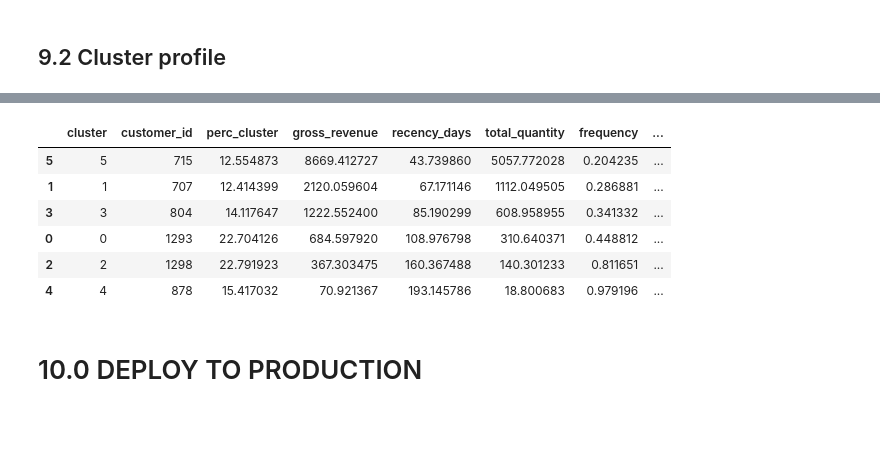
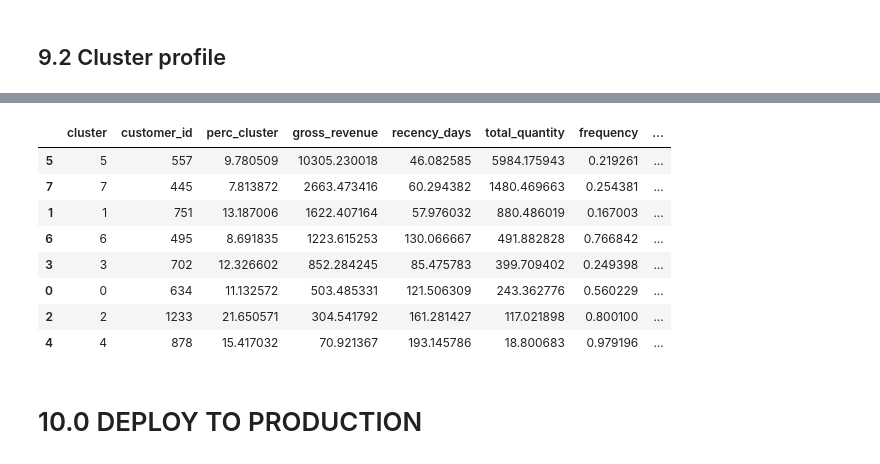
Before and after one commit to diegodinizf/insiders_clustering, a Jupyter notebook: notebooks/insiders_clustering_ciclo07_v01.ipynb, the cells around one changed output, grey strips where cells are left out. Drawn from its saved outputs; the diff is of its cells as text; code cells hidden in the pictures; blank space fills up the shorter version.

```diff
--- a/notebooks/insiders_clustering_ciclo07_v01.ipynb
+++ b/notebooks/insiders_clustering_ciclo07_v01.ipynb
@@ -356,7 +382,7 @@ dtype: int64
 # %%
 # df43 = df4.drop(columns=['customer_id'], axis=1).copy()
 
-cols_selected = ['customer_id', 'gross_revenue', 'recency_days', 'total_quantity', 'frequency', 'qty_returns']
+cols_selected = ['customer_id', 'gross_revenue', 'recency_days', 'total_quantity', 'qty_returns', 'frequency', 'avg_basket_size']
 df43 = df4[cols_selected].copy()
 # %%
 mm = pp.MinMaxScaler()
@@ -366,6 +392,7 @@ df43['recency_days']       = mm.fit_transform(df43[['recency_days']])
 df43['total_quantity']     = mm.fit_transform(df43[['total_quantity']])
 df43['frequency']          = mm.fit_transform(df43[['frequency']])
 df43['qty_returns']        = mm.fit_transform(df43[['qty_returns']])
+df43['avg_basket_size']        = mm.fit_transform(df43[['avg_basket_size']])
 # %%
 X = df43.copy()
 # %% [markdown]
@@ -409,7 +454,7 @@ X = df_tree.copy()
 ## 8.1 Final Model
 # %%
 # model definition
-k = 6
+k = 8
 kmeans = c.KMeans(init='random', n_clusters=k, n_init=10, max_iter=300, random_state=42)
 
 # model training
@@ -439,3 +484,7 @@ df92.head()
 df92['recency_days'] = df92['recency_days'].astype(np.int64)
 df92['total_quantity'] = df92['total_quantity'].astype(np.int64)
 df92['qty_returns'] = df92['qty_returns'].astype(np.int64)
+
+df92['last_training_timestamp'] = datetime.now().strftime('%Y-%m-%d %H:%M:%S')
+
+df92.head()
@@ -442,36 +498,42 @@ df92['qty_returns'] = df92['qty_returns'].astype(np.int64)
 # %%
 # number of customers
 df_cluster = df92[['customer_id','cluster']].groupby('cluster').count().reset_index()
 df_cluster['perc_cluster'] = (df_cluster['customer_id']/df_cluster['customer_id'].sum())*100
 
 # Avg Gross revenue
 df_avg_gross_revenue = df92[['gross_revenue', 'cluster']].groupby('cluster').mean().reset_index()
 df_cluster = pd.merge(df_cluster, df_avg_gross_revenue, how='inner', on='cluster')
 
 # Avg recency days
 df_recency_days = df92[['recency_days', 'cluster']].groupby('cluster').mean().reset_index()
 df_cluster = pd.merge(df_cluster, df_recency_days, how='inner', on='cluster')
 
 # Avg quantity
 df_qty = df92[['total_quantity', 'cluster']].groupby('cluster').mean().reset_index()
 df_cluster = pd.merge(df_cluster, df_qty, how='inner', on='cluster')
 
 # frequency
 df_frequency = df92[['frequency', 'cluster']].groupby('cluster').mean().reset_index()
 df_cluster = pd.merge(df_cluster, df_frequency, how='inner', on='cluster')
 
 # qty_returns
 df_returns = df92[['qty_returns', 'cluster']].groupby('cluster').mean().reset_index()
 df_cluster = pd.merge(df_cluster, df_returns, how='inner', on='cluster')
 
+# avg_basket_size
+df_basket = df92[['avg_basket_size', 'cluster']].groupby('cluster').mean().reset_index()
+df_cluster = pd.merge(df_cluster, df_basket, how='inner', on='cluster')
+
 df_cluster.sort_values('gross_revenue', ascending=False)
 # %% [output]
 |  | cluster | customer_id | perc_cluster | gross_revenue | recency_days | total_quantity | frequency | ... |
-| 5 | 5 | 715 | 12.554873 | 8669.412727 | 43.739860 | 5057.772028 | 0.204235 | ... |
-| 1 | 1 | 707 | 12.414399 | 2120.059604 | 67.171146 | 1112.049505 | 0.286881 | ... |
-| 3 | 3 | 804 | 14.117647 | 1222.552400 | 85.190299 | 608.958955 | 0.341332 | ... |
-| 0 | 0 | 1293 | 22.704126 | 684.597920 | 108.976798 | 310.640371 | 0.448812 | ... |
-| 2 | 2 | 1298 | 22.791923 | 367.303475 | 160.367488 | 140.301233 | 0.811651 | ... |
+| 5 | 5 | 557 | 9.780509 | 10305.230018 | 46.082585 | 5984.175943 | 0.219261 | ... |
+| 7 | 7 | 445 | 7.813872 | 2663.473416 | 60.294382 | 1480.469663 | 0.254381 | ... |
+| 1 | 1 | 751 | 13.187006 | 1622.407164 | 57.976032 | 880.486019 | 0.167003 | ... |
+| 6 | 6 | 495 | 8.691835 | 1223.615253 | 130.066667 | 491.882828 | 0.766842 | ... |
+| 3 | 3 | 702 | 12.326602 | 852.284245 | 85.475783 | 399.709402 | 0.249398 | ... |
+| 0 | 0 | 634 | 11.132572 | 503.485331 | 121.506309 | 243.362776 | 0.560229 | ... |
+| 2 | 2 | 1233 | 21.650571 | 304.541792 | 161.281427 | 117.021898 | 0.800100 | ... |
 | 4 | 4 | 878 | 15.417032 | 70.921367 | 193.145786 | 18.800683 | 0.979196 | ... |
 # %% [markdown]
 # 10.0 DEPLOY TO PRODUCTION
```
Also changed, not shown: parts of 12 cells of this notebook, 15 other files.
